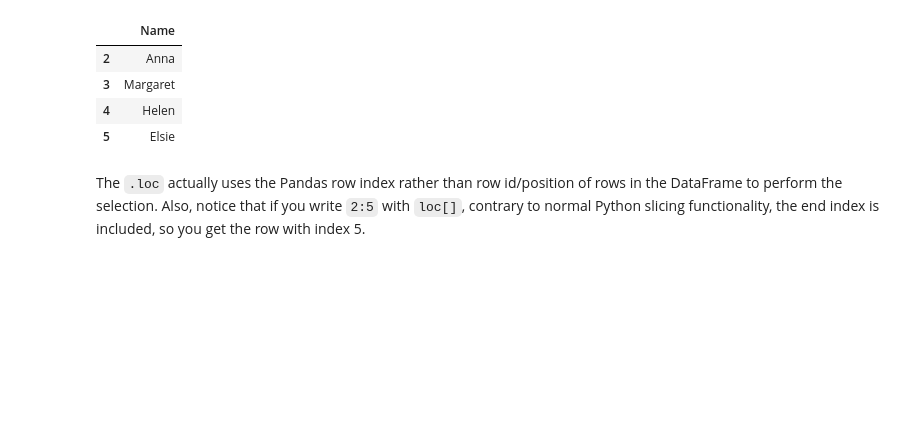
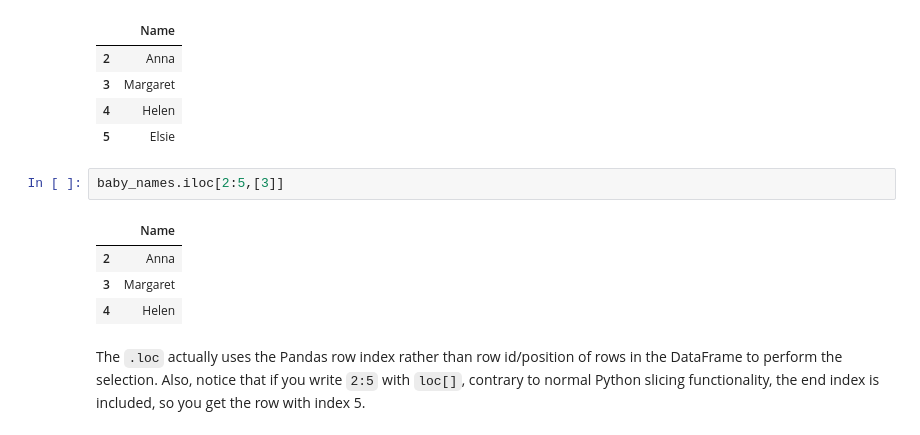
Before and after one commit to tttbw/ucb-data100-fa21-, a Jupyter notebook: fa21-main/lab/lab02/lab02.ipynb, the cells around one changed output. Drawn from its saved outputs; the diff is of its cells as text; blank space fills up the shorter version.

```diff
--- a/fa21-main/lab/lab02/lab02.ipynb
+++ b/fa21-main/lab/lab02/lab02.ipynb
@@ -295,6 +311,13 @@ baby_names.loc[2:5, ['Name']]
 | 3 | Margaret |
 | 4 | Helen |
 | 5 | Elsie |
+# %%
+baby_names.iloc[2:5,[3]]
+# %% [output]
+|  | Name |
+| 2 | Anna |
+| 3 | Margaret |
+| 4 | Helen |
 # %% [markdown]
 The `.loc` actually uses the Pandas row index rather than row id/position of rows in the DataFrame to perform the selection. Also, notice that if you write `2:5` with `loc[]`, contrary to normal Python slicing functionality, the end index is included, so you get the row with index 5.
 # %% [markdown]
```
Also changed, not shown: parts of 3 cells of this notebook, 7 other files.
